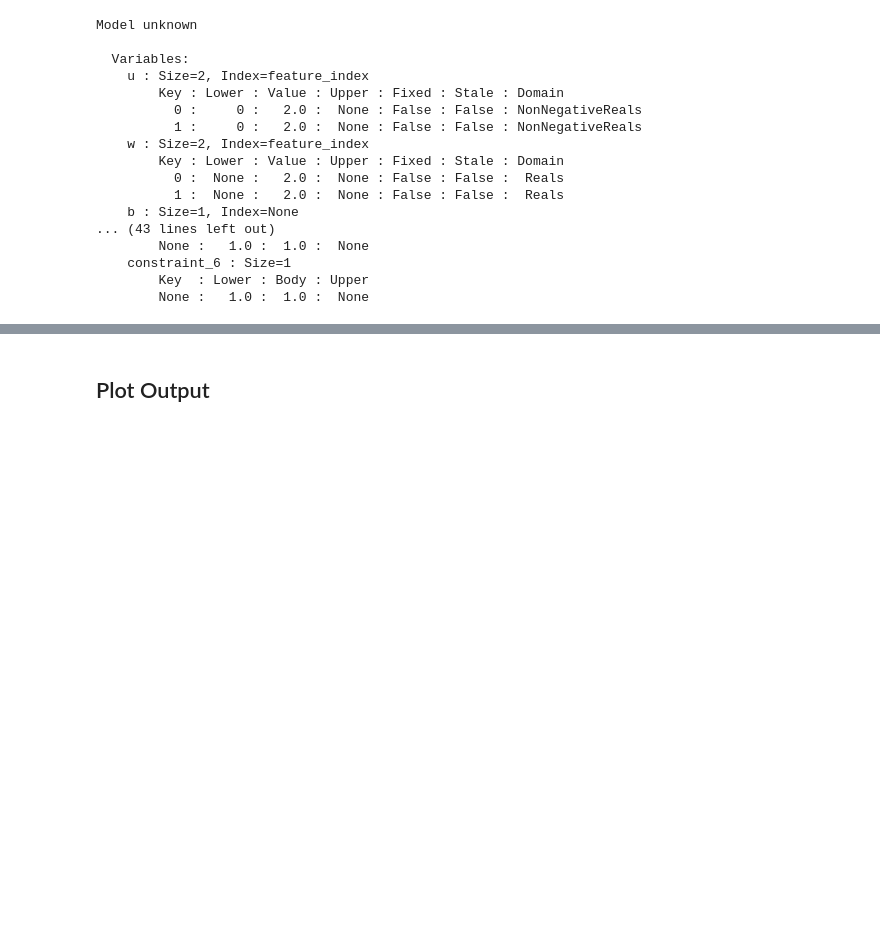
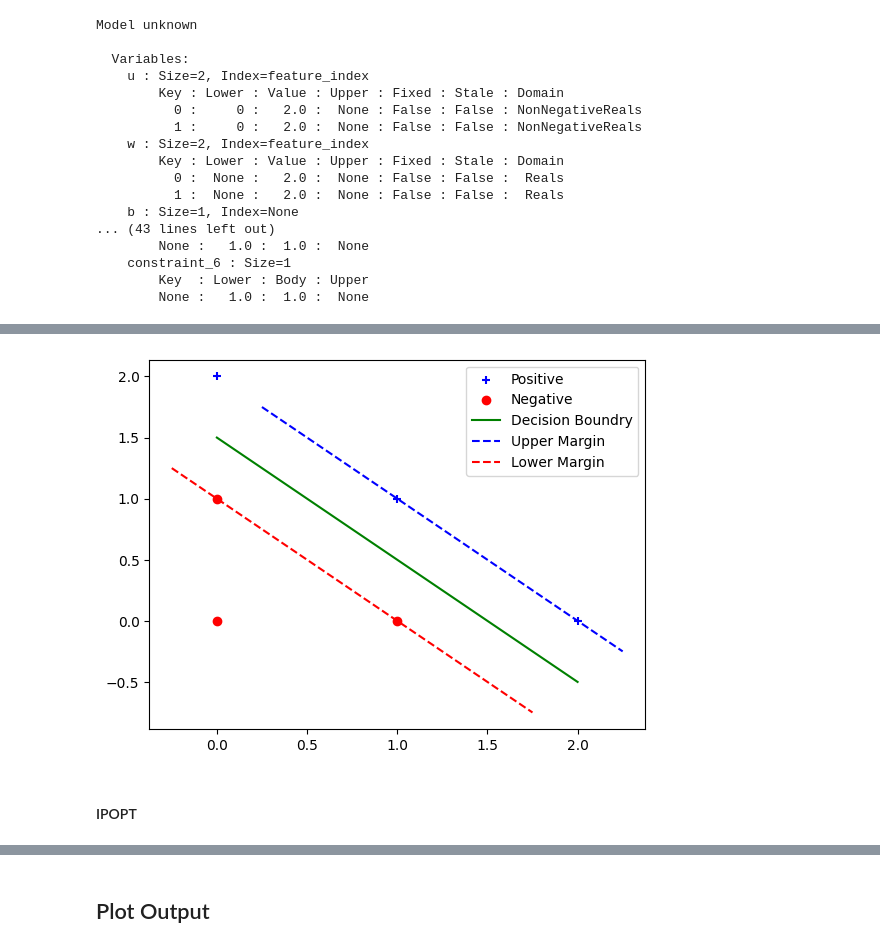
Before and after one commit to AmirMohamadBabaee/SVM-optimization-pyomo, a Jupyter notebook: optim.ipynb, the cells around one changed output, grey strips where cells are left out. Drawn from its saved outputs; the diff is of its cells as text; code cells hidden in the pictures; blank space fills up the shorter version.

Commit message:
fix: add norm_2 svm and check different cases

```diff
--- a/optim.ipynb
+++ b/optim.ipynb
@@ -11,3 +37,3 @@ import numpy as np
 # %%
-x = [[0, 0], [0, 1], [1, 0], [1, 1], [2, 0], [0, 2]]
-y = [-1, -1, -1, 1, 1, 1]
+x = np.array([[0, 0], [0, 1], [1, 0], [1, 1], [2, 0], [0, 2]])
+y = np.array([-1, -1, -1, 1, 1, 1])
@@ -82,0 +237,10 @@ Model unknown
+# %%
+norm_1_model_glpk = init_svm_model_norm_1(x, y)
+
+solver_name = 'glpk'     # YOU CAN CHOOSE DESIRED SOLVER
+
+# Linear Programming Solver
+opt = pyo.SolverFactory(solver_name)
+
+result=opt.solve(norm_1_model_glpk)
+norm_1_model_glpk.display()
@@ -82,0 +265,6 @@ Model unknown
+# %%
+draw_plot(x, y, norm_1_model_glpk)
+# %% [output]
+[figure, added]
+# %% [markdown]
+#### IPOPT
```
Also changed, not shown: parts of 85 cells of this notebook.
